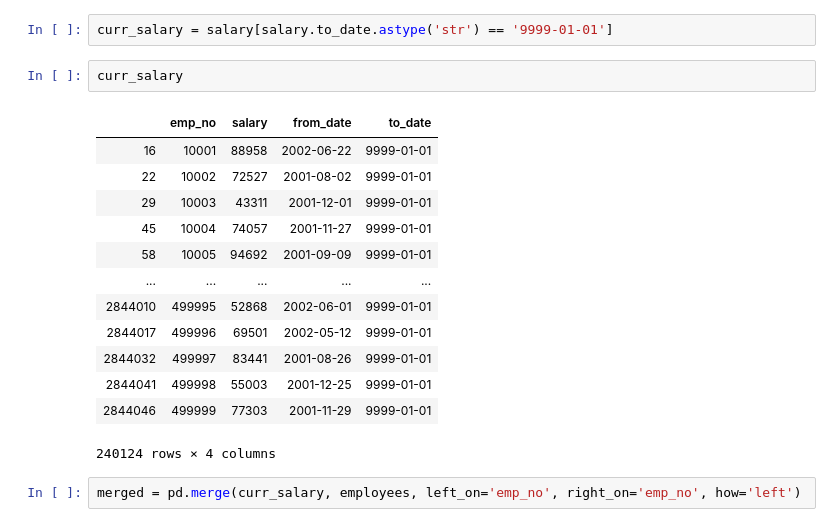
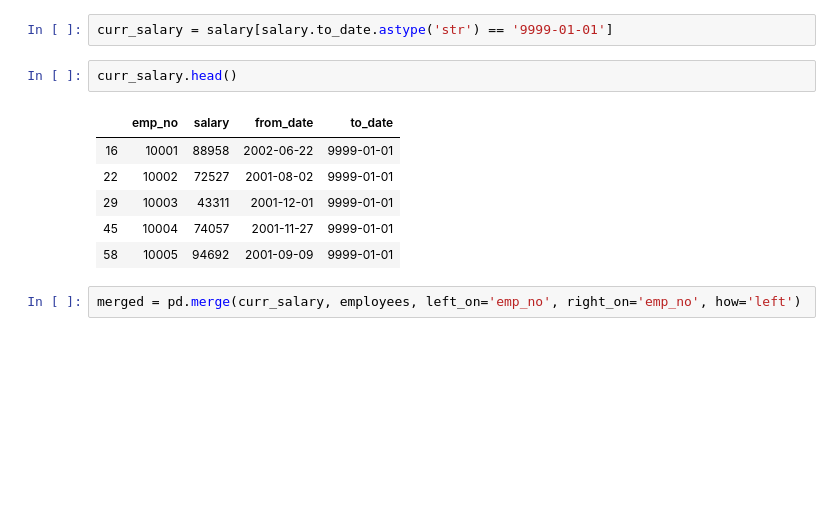
Before and after one commit to ravinder79/statistics-exercises, a Jupyter notebook: hypothesis_testing.ipynb, the cells around one changed output. Cells and saved outputs as stored; diff of their text form; blank space fills up the shorter version.

```diff
--- a/hypothesis_testing.ipynb
+++ b/hypothesis_testing.ipynb
@@ -460,21 +514,14 @@ employees.head()
 # %%
 curr_salary = salary[salary.to_date.astype('str') == '9999-01-01']
 # %%
-curr_salary
+curr_salary.head()
 # %% [output]
 |  | emp_no | salary | from_date | to_date |
 | 16 | 10001 | 88958 | 2002-06-22 | 9999-01-01 |
 | 22 | 10002 | 72527 | 2001-08-02 | 9999-01-01 |
 | 29 | 10003 | 43311 | 2001-12-01 | 9999-01-01 |
 | 45 | 10004 | 74057 | 2001-11-27 | 9999-01-01 |
 | 58 | 10005 | 94692 | 2001-09-09 | 9999-01-01 |
-| ... | ... | ... | ... | ... |
-| 2844010 | 499995 | 52868 | 2002-06-01 | 9999-01-01 |
-| 2844017 | 499996 | 69501 | 2002-05-12 | 9999-01-01 |
-| 2844032 | 499997 | 83441 | 2001-08-26 | 9999-01-01 |
-| 2844041 | 499998 | 55003 | 2001-12-25 | 9999-01-01 |
-| 2844046 | 499999 | 77303 | 2001-11-29 | 9999-01-01 |
-240124 rows × 4 columns
 # %%
 merged = pd.merge(curr_salary, employees, left_on='emp_no', right_on='emp_no', how='left')
 # %%
```
Also changed, not shown: parts of 34 cells of this notebook.
